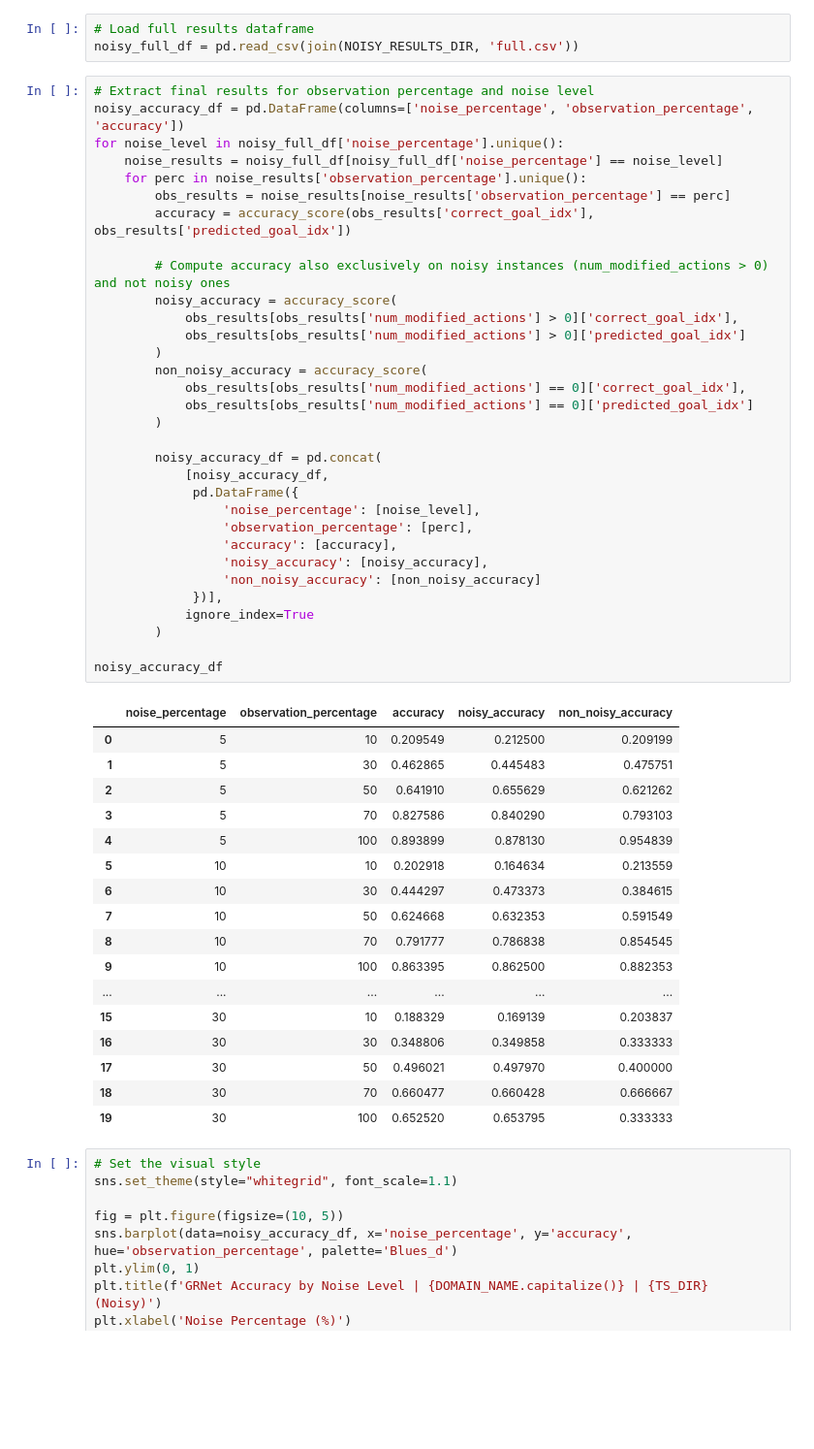
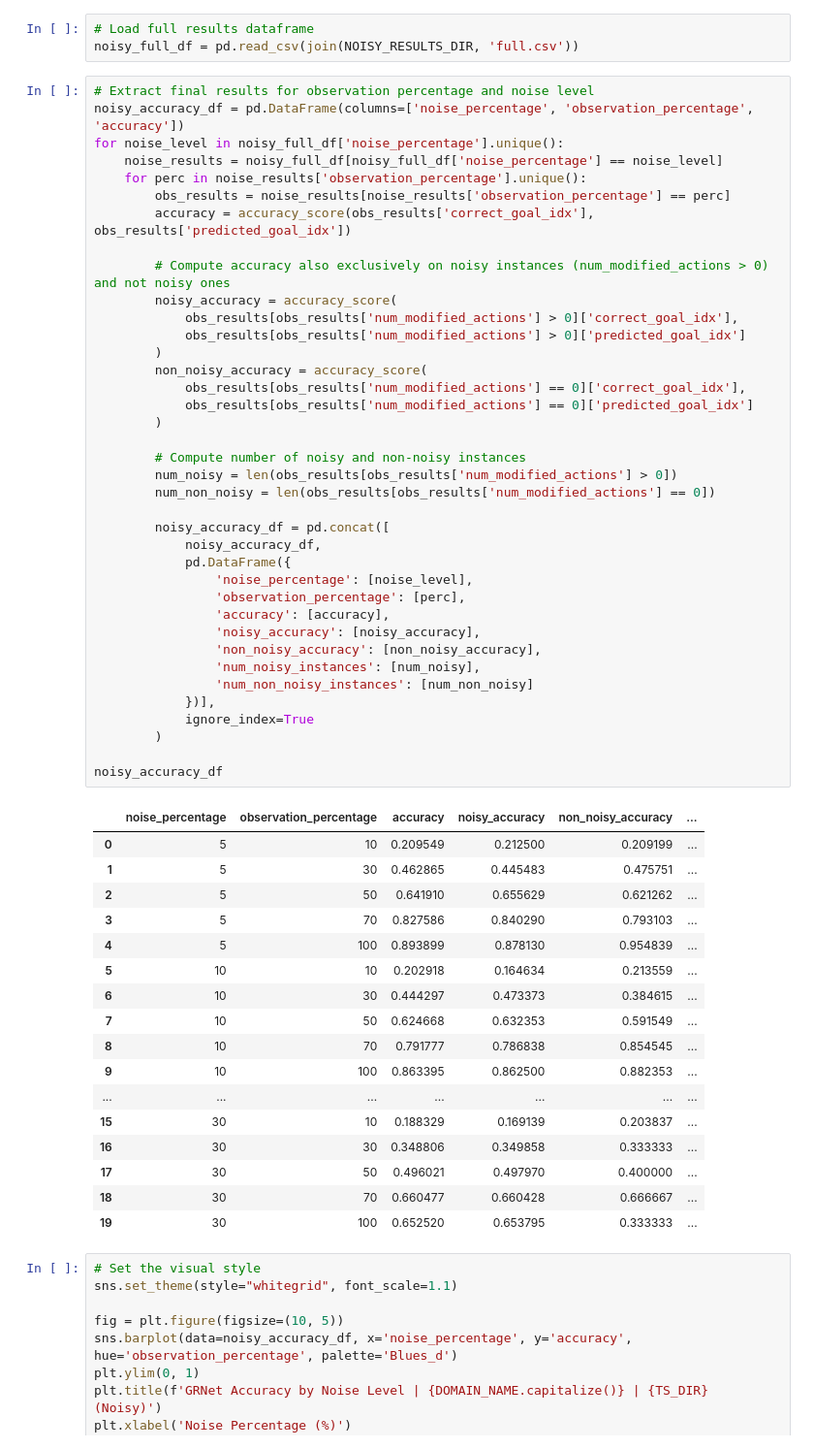
Before and after one commit to MechaMic38/GRNet, a Jupyter notebook: code/GRNet_approach.ipynb, the cells around one changed output. Shown at 97% size. Drawn from its saved outputs; the diff is of its cells as text; blank space fills up the shorter version.

```diff
--- a/code/GRNet_approach.ipynb
+++ b/code/GRNet_approach.ipynb
@@ -1338,53 +1338,59 @@ noisy_full_df = pd.read_csv(join(NOISY_RESULTS_DIR, 'full.csv'))
 # %%
 # Extract final results for observation percentage and noise level
 noisy_accuracy_df = pd.DataFrame(columns=['noise_percentage', 'observation_percentage', 'accuracy'])
 for noise_level in noisy_full_df['noise_percentage'].unique():
     noise_results = noisy_full_df[noisy_full_df['noise_percentage'] == noise_level]
     for perc in noise_results['observation_percentage'].unique():
         obs_results = noise_results[noise_results['observation_percentage'] == perc]
         accuracy = accuracy_score(obs_results['correct_goal_idx'], obs_results['predicted_goal_idx'])
 
         # Compute accuracy also exclusively on noisy instances (num_modified_actions > 0) and not noisy ones
         noisy_accuracy = accuracy_score(
             obs_results[obs_results['num_modified_actions'] > 0]['correct_goal_idx'],
             obs_results[obs_results['num_modified_actions'] > 0]['predicted_goal_idx']
         )
         non_noisy_accuracy = accuracy_score(
             obs_results[obs_results['num_modified_actions'] == 0]['correct_goal_idx'],
             obs_results[obs_results['num_modified_actions'] == 0]['predicted_goal_idx']
         )
 
-        noisy_accuracy_df = pd.concat(
-            [noisy_accuracy_df,
-             pd.DataFrame({
-                 'noise_percentage': [noise_level],
-                 'observation_percentage': [perc],
-                 'accuracy': [accuracy],
-                 'noisy_accuracy': [noisy_accuracy],
-                 'non_noisy_accuracy': [non_noisy_accuracy]
-             })],
+        # Compute number of noisy and non-noisy instances
+        num_noisy = len(obs_results[obs_results['num_modified_actions'] > 0])
+        num_non_noisy = len(obs_results[obs_results['num_modified_actions'] == 0])
+
+        noisy_accuracy_df = pd.concat([
+            noisy_accuracy_df,
+            pd.DataFrame({
+                'noise_percentage': [noise_level],
+                'observation_percentage': [perc],
+                'accuracy': [accuracy],
+                'noisy_accuracy': [noisy_accuracy],
+                'non_noisy_accuracy': [non_noisy_accuracy],
+                'num_noisy_instances': [num_noisy],
+                'num_non_noisy_instances': [num_non_noisy]
+            })],
             ignore_index=True
         )
 
 noisy_accuracy_df
 # %% [output]
-|  | noise_percentage | observation_percentage | accuracy | noisy_accuracy | non_noisy_accuracy |
-| 0 | 5 | 10 | 0.209549 | 0.212500 | 0.209199 |
-| 1 | 5 | 30 | 0.462865 | 0.445483 | 0.475751 |
-| 2 | 5 | 50 | 0.641910 | 0.655629 | 0.621262 |
-| 3 | 5 | 70 | 0.827586 | 0.840290 | 0.793103 |
-| 4 | 5 | 100 | 0.893899 | 0.878130 | 0.954839 |
-| 5 | 10 | 10 | 0.202918 | 0.164634 | 0.213559 |
-| 6 | 10 | 30 | 0.444297 | 0.473373 | 0.384615 |
-| 7 | 10 | 50 | 0.624668 | 0.632353 | 0.591549 |
-| 8 | 10 | 70 | 0.791777 | 0.786838 | 0.854545 |
-| 9 | 10 | 100 | 0.863395 | 0.862500 | 0.882353 |
-| ... | ... | ... | ... | ... | ... |
-| 15 | 30 | 10 | 0.188329 | 0.169139 | 0.203837 |
-| 16 | 30 | 30 | 0.348806 | 0.349858 | 0.333333 |
-| 17 | 30 | 50 | 0.496021 | 0.497970 | 0.400000 |
-| 18 | 30 | 70 | 0.660477 | 0.660428 | 0.666667 |
-| 19 | 30 | 100 | 0.652520 | 0.653795 | 0.333333 |
+|  | noise_percentage | observation_percentage | accuracy | noisy_accuracy | non_noisy_accuracy | ... |
+| 0 | 5 | 10 | 0.209549 | 0.212500 | 0.209199 | ... |
+| 1 | 5 | 30 | 0.462865 | 0.445483 | 0.475751 | ... |
+| 2 | 5 | 50 | 0.641910 | 0.655629 | 0.621262 | ... |
+| 3 | 5 | 70 | 0.827586 | 0.840290 | 0.793103 | ... |
+| 4 | 5 | 100 | 0.893899 | 0.878130 | 0.954839 | ... |
+| 5 | 10 | 10 | 0.202918 | 0.164634 | 0.213559 | ... |
+| 6 | 10 | 30 | 0.444297 | 0.473373 | 0.384615 | ... |
+| 7 | 10 | 50 | 0.624668 | 0.632353 | 0.591549 | ... |
+| 8 | 10 | 70 | 0.791777 | 0.786838 | 0.854545 | ... |
+| 9 | 10 | 100 | 0.863395 | 0.862500 | 0.882353 | ... |
+| ... | ... | ... | ... | ... | ... | ... |
+| 15 | 30 | 10 | 0.188329 | 0.169139 | 0.203837 | ... |
+| 16 | 30 | 30 | 0.348806 | 0.349858 | 0.333333 | ... |
+| 17 | 30 | 50 | 0.496021 | 0.497970 | 0.400000 | ... |
+| 18 | 30 | 70 | 0.660477 | 0.660428 | 0.666667 | ... |
+| 19 | 30 | 100 | 0.652520 | 0.653795 | 0.333333 | ... |
 # %%
 # Set the visual style
 sns.set_theme(style="whitegrid", font_scale=1.1)
```
Also changed, not shown: parts of 3 cells of this notebook.
